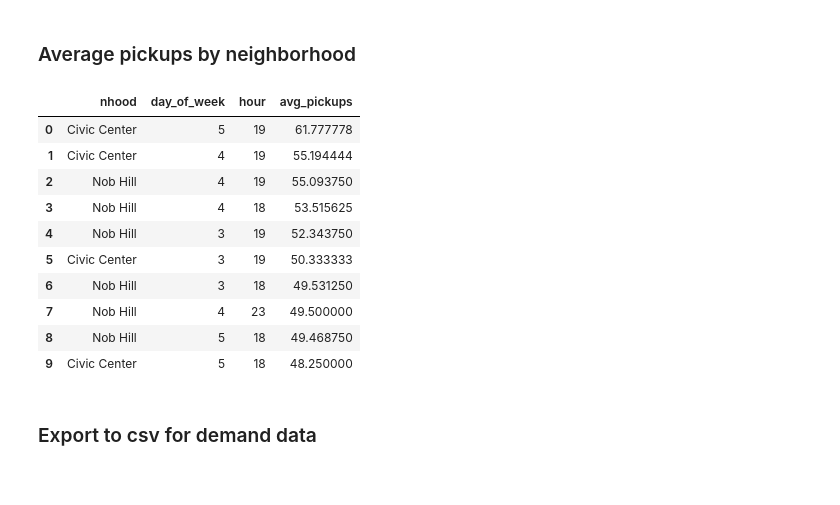
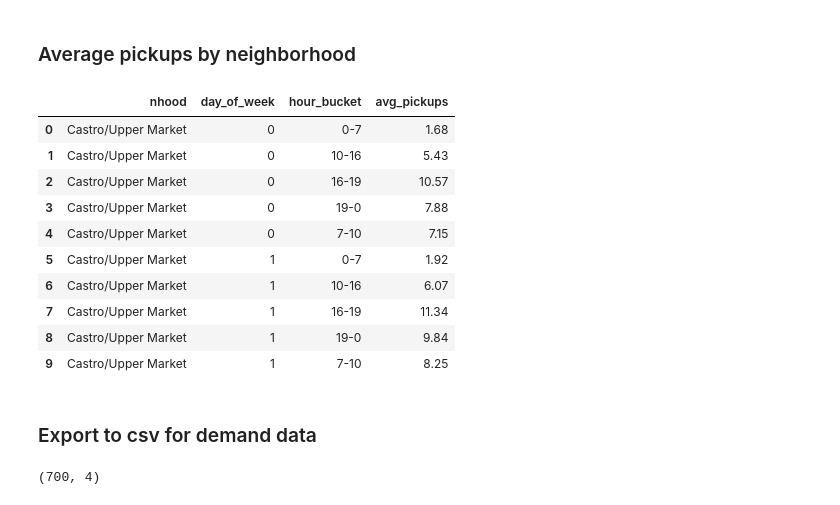
Before and after one commit to hcao2015/driver_schedule_optimization, a Jupyter notebook: Demand Analysis.ipynb, the cells around one changed output. Drawn from its saved outputs; the diff is of its cells as text; code cells hidden in the pictures.

```diff
--- a/Demand Analysis.ipynb
+++ b/Demand Analysis.ipynb
@@ -128,25 +132,42 @@ cx.add_basemap(ax, crs=gdf.crs.to_string());
 [figure]
 # %% [markdown]
 ### Average pickups by neighborhood
-# %%
-demand_df = selected_df[["nhood", "day_of_week", "hour", "pickups"]]\
-.groupby(["nhood", "day_of_week", "hour"]).mean(["pickups"]).rename(columns={'pickups':'avg_pickups'})\
-.sort_values(by="avg_pickups", ascending=False)\
-.reset_index()
-demand_df.head(10)
-# %% [output]
-|  | nhood | day_of_week | hour | avg_pickups |
-| 0 | Civic Center | 5 | 19 | 61.777778 |
-| 1 | Civic Center | 4 | 19 | 55.194444 |
-| 2 | Nob Hill | 4 | 19 | 55.093750 |
-| 3 | Nob Hill | 4 | 18 | 53.515625 |
-| 4 | Nob Hill | 3 | 19 | 52.343750 |
-| 5 | Civic Center | 3 | 19 | 50.333333 |
-| 6 | Nob Hill | 3 | 18 | 49.531250 |
-| 7 | Nob Hill | 4 | 23 | 49.500000 |
-| 8 | Nob Hill | 5 | 18 | 49.468750 |
-| 9 | Civic Center | 5 | 18 | 48.250000 |
+# %%
+# Group demand data into bucket of hours
+
+def bucket_map(val):
+    if val >= 0 and val < 7:
+        return "0-7"
+    elif val >=7 and val < 10:
+        return "7-10"
+    elif val >= 10 and val < 16:
+        return "10-16"
+    elif val >= 16 and val < 19:
+        return "16-19"
+    return "19-0"
+
+selected_df["hour_bucket"] = selected_df["hour"].apply(lambda x: bucket_map(x))
+
+demand_df = selected_df[["nhood", "day_of_week", "hour_bucket", "pickups"]]\
+.groupby(["nhood", "day_of_week", "hour_bucket"]).agg({'pickups':'mean'}).round(2).rename(columns={'pickups':'avg_pickups'})\
+.reset_index()
+demand_df.head(10)
+# %% [output]
+|  | nhood | day_of_week | hour_bucket | avg_pickups |
+| 0 | Castro/Upper Market | 0 | 0-7 | 1.68 |
+| 1 | Castro/Upper Market | 0 | 10-16 | 5.43 |
+| 2 | Castro/Upper Market | 0 | 16-19 | 10.57 |
+| 3 | Castro/Upper Market | 0 | 19-0 | 7.88 |
+| 4 | Castro/Upper Market | 0 | 7-10 | 7.15 |
+| 5 | Castro/Upper Market | 1 | 0-7 | 1.92 |
+| 6 | Castro/Upper Market | 1 | 10-16 | 6.07 |
+| 7 | Castro/Upper Market | 1 | 16-19 | 11.34 |
+| 8 | Castro/Upper Market | 1 | 19-0 | 9.84 |
+| 9 | Castro/Upper Market | 1 | 7-10 | 8.25 |
 # %% [markdown]
 ### Export to csv for demand data
 # %%
 # demand_df.to_csv("cleaned_data/demand_pickups.csv", index=False, header=True)
+demand_df.shape
+# %% [output]
+(700, 4)
```
Also changed, not shown: parts of 15 cells of this notebook, 3 other files.
